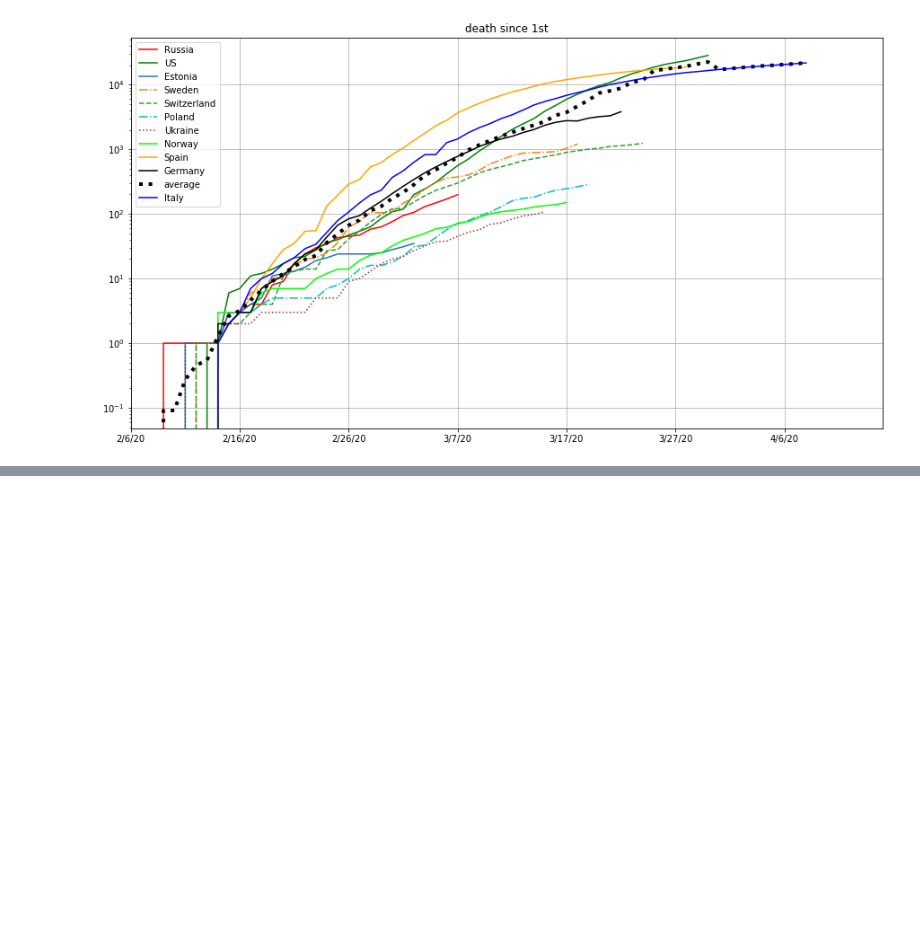
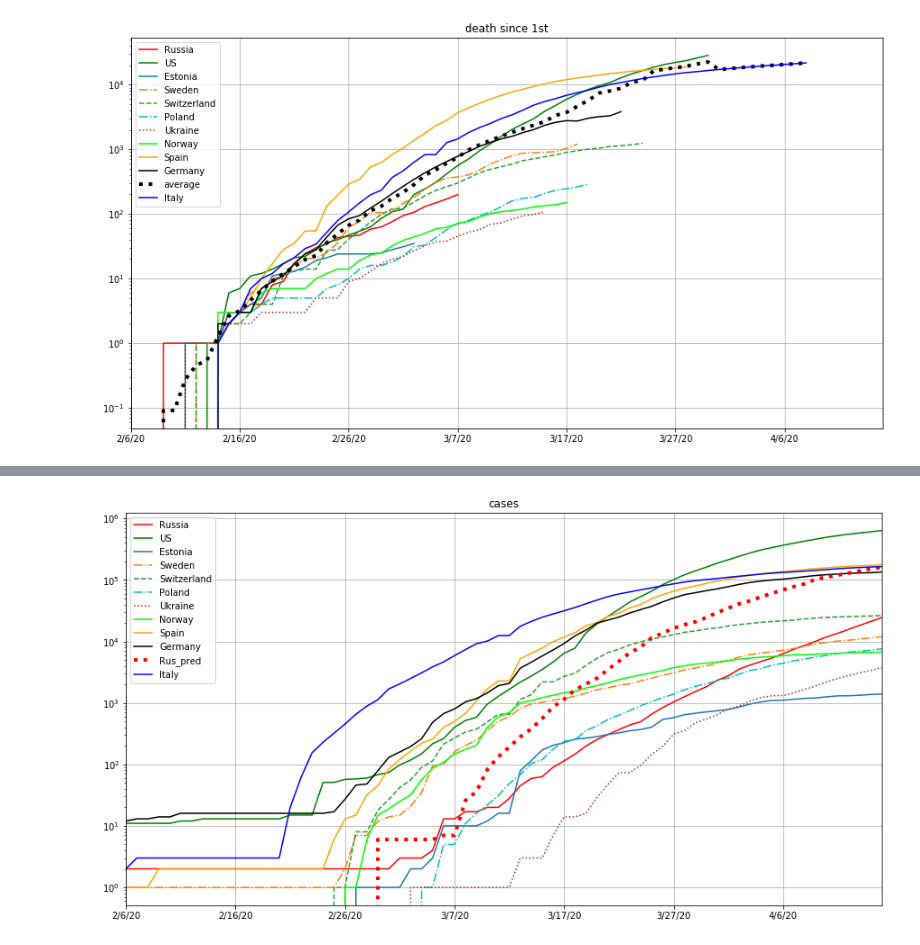
Before and after one commit to Dmitry1973/ML_for_business, a Jupyter notebook: covid.ipynb, the cells around one changed output, grey strips where cells are left out. Cells and saved outputs as stored; diff of their text form; code cells hidden in the pictures; blank space fills up the shorter version.

```diff
--- a/covid.ipynb
+++ b/covid.ipynb
@@ -23,6 +23,7 @@ df_1 = df_1[(df_1.index == 'US') \
             | (df_1.index == 'Ukraine') | (df_1.index == 'Estonia')]
 
 
+df_c_avg = df_1.copy()
 df_1
 # %% [output]
 |  | 2/6/20 | 2/7/20 | 2/8/20 | 2/9/20 | 2/10/20 | 2/11/20 | 2/12/20 | 2/13/20 | 2/14/20 | 2/15/20 | ... |
@@ -395,0 +361,9 @@ pred_case_to_cap_rus.head(60), avg_case
+# %%
+# df_death_T = df_d.T
+# df_death_T['average'] = avg_death
+# df_death = df_death_T.T
+
+df_c_avg_T = df_c_avg.T
+df_c_avg_T['Rus_pred'] = pred_case_rus.round().fillna(0)
+df_c_avg = df_c_avg_T.T.fillna(0)
+df_c_avg.tail(7)
@@ -395,0 +381,16 @@ pred_case_to_cap_rus.head(60), avg_case
+# %%
+_df_4_ = df_c_avg.T
+_df_4_['Russia'].plot(c='r', figsize=(15, 8), legend="RU", title='cases')
+_df_4_['US'].plot(c='g', legend="US", linestyle='solid')
+_df_4_['Estonia'].plot(legend="Est")
+_df_4_['Sweden'].plot(legend="Sw", linestyle='-.')
+_df_4_['Switzerland'].plot(legend="S", linestyle='--')
+_df_4_['Poland'].plot(c='c', legend="Pol", linestyle='dashdot')
+_df_4_['Ukraine'].plot(c='brown',legend="Ukr",linestyle=':')
+_df_4_['Norway'].plot(c='lime',legend="Nor")
+_df_4_['Spain'].plot(c='orange',legend="Spain", )
+_df_4_['Germany'].plot(c='k',legend="Germany", )
+_df_4_['Rus_pred'].plot(c='r',legend="Avg",lw=4, linestyle=':', )
+_df_4_['Italy'].plot(c='b', legend="It", logy=True).grid()
+# %% [output]
+[figure, added]
```
Also changed, not shown: parts of 11 cells of this notebook.
